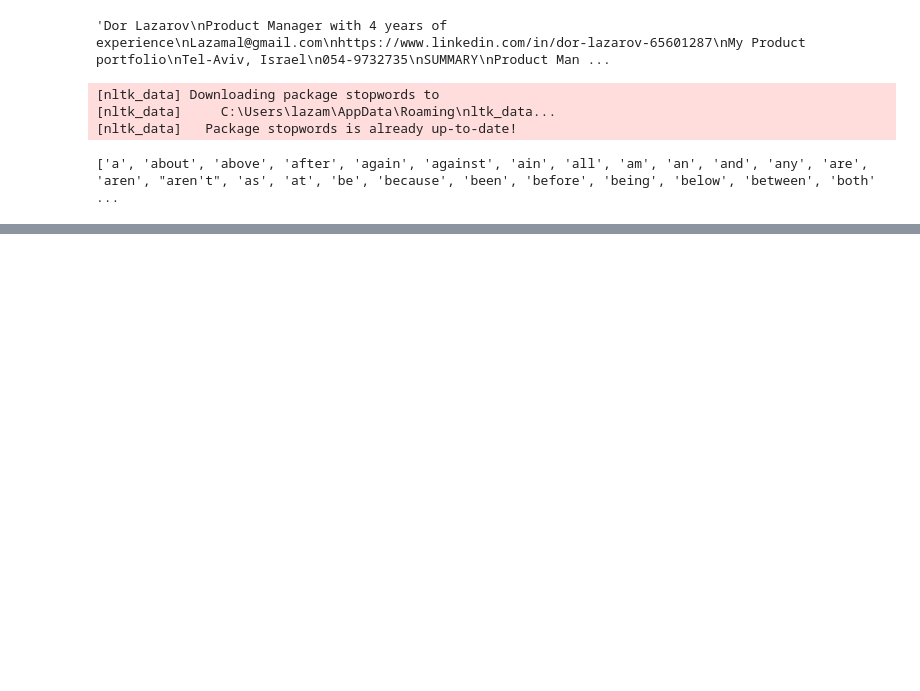
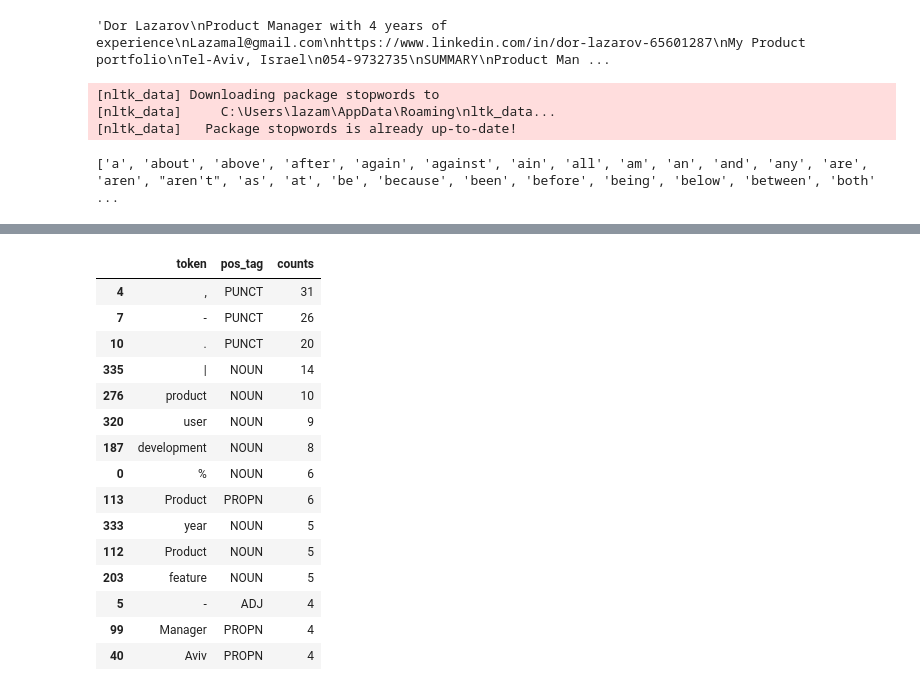
Before and after one commit to lazamal/focused-resume, a Jupyter notebook: experiments.ipynb, the cells around one changed output, grey strips where cells are left out. Cells and saved outputs as stored; diff of their text form; code cells hidden in the pictures; blank space fills up the shorter version.

```diff
--- a/experiments.ipynb
+++ b/experiments.ipynb
@@ -54,0 +275,19 @@ cv_text_no_stopwords
+# %%
+cv_pos_df_count.head(15)
+# %% [output]
+|  | token | pos_tag | counts |
+| 4 | , | PUNCT | 31 |
+| 7 | - | PUNCT | 26 |
+| 10 | . | PUNCT | 20 |
+| 335 | | | NOUN | 14 |
+| 276 | product | NOUN | 10 |
+| 320 | user | NOUN | 9 |
+| 187 | development | NOUN | 8 |
+| 0 | % | NOUN | 6 |
+| 113 | Product | PROPN | 6 |
+| 333 | year | NOUN | 5 |
+| 112 | Product | NOUN | 5 |
+| 203 | feature | NOUN | 5 |
+| 5 | - | ADJ | 4 |
+| 99 | Manager | PROPN | 4 |
+| 40 | Aviv | PROPN | 4 |
```
Also changed, not shown: parts of 34 cells of this notebook, 2 other files.
